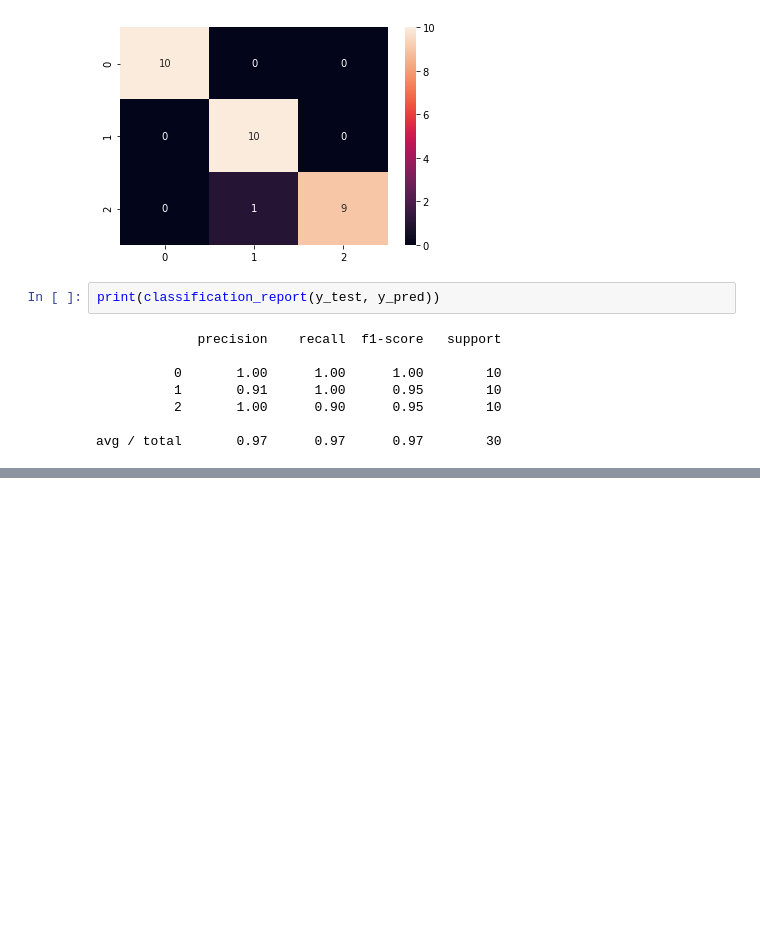
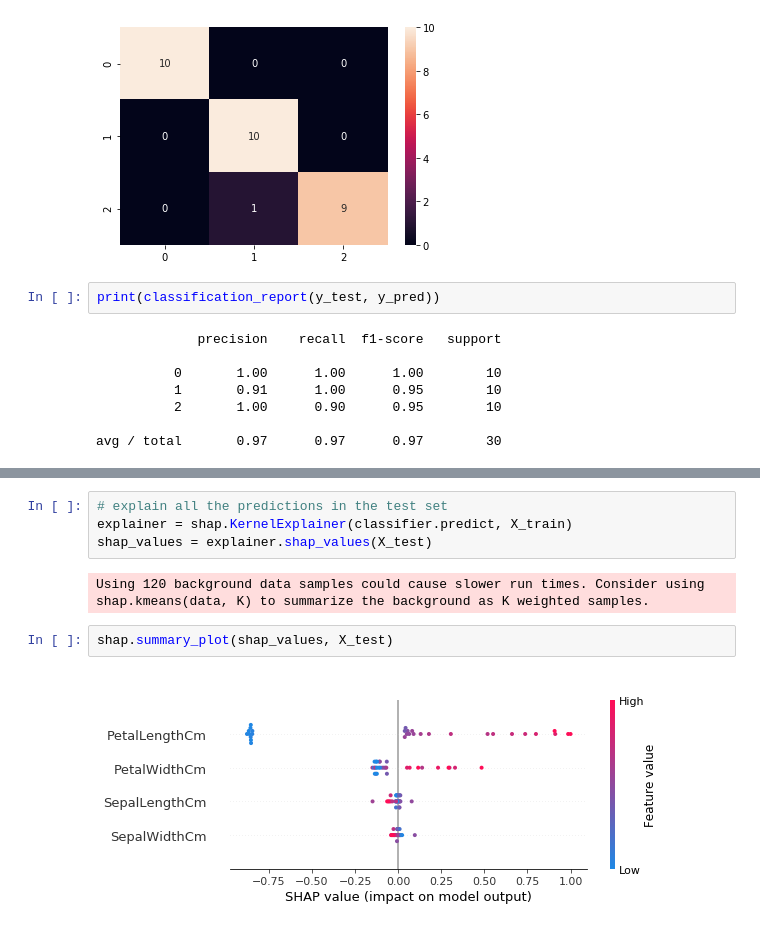
Before and after one commit to sagecodes/irsit-classification2-knn, a Jupyter notebook: iris-knn.ipynb, the cells around one changed output, grey strips where cells are left out. Cells and saved outputs as stored; diff of their text form; blank space fills up the shorter version.

Commit message:
Use Shap Values

```diff
--- a/iris-knn.ipynb
+++ b/iris-knn.ipynb
@@ -161,0 +168,10 @@ avg / total       0.97      0.97      0.97        30
+# %%
+# explain all the predictions in the test set
+explainer = shap.KernelExplainer(classifier.predict, X_train)
+shap_values = explainer.shap_values(X_test)
+# %% [output]
+Using 120 background data samples could cause slower run times. Consider using shap.kmeans(data, K) to summarize the background as K weighted samples.
+# %%
+shap.summary_plot(shap_values, X_test)
+# %% [output]
+[figure, added]
```
Also changed, not shown: parts of 2 cells of this notebook.
